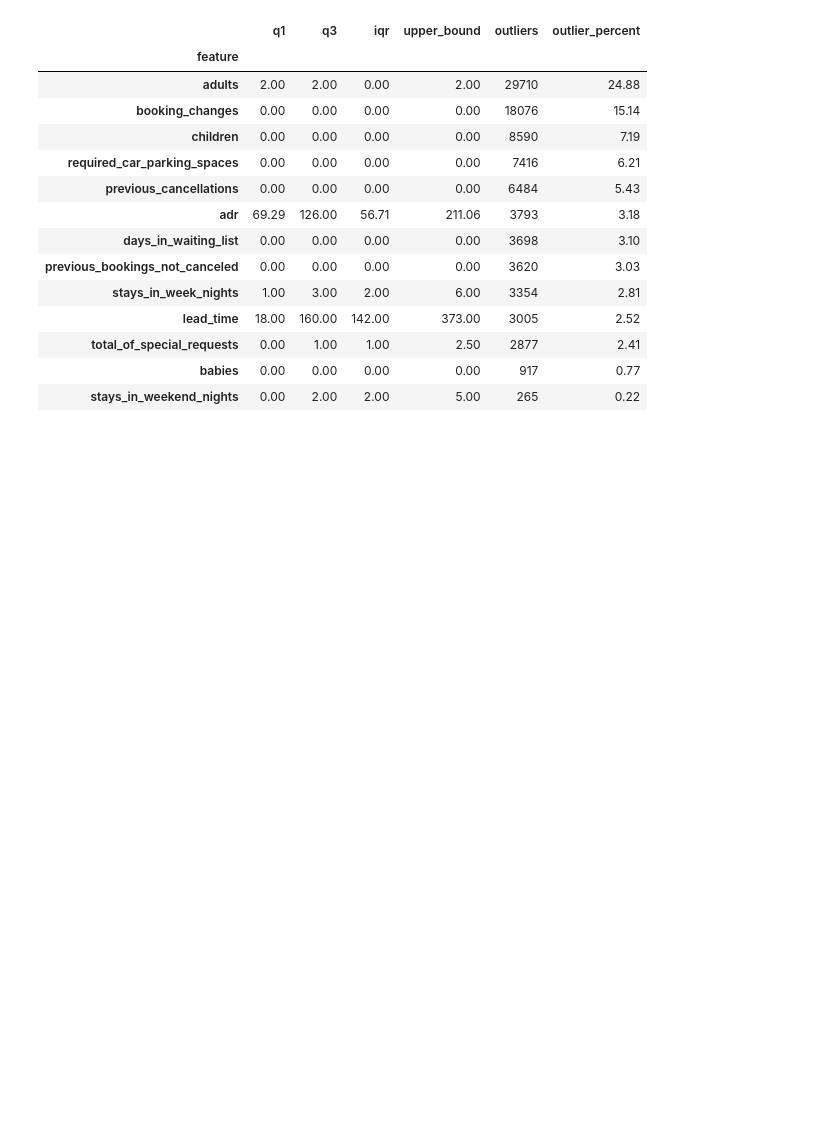
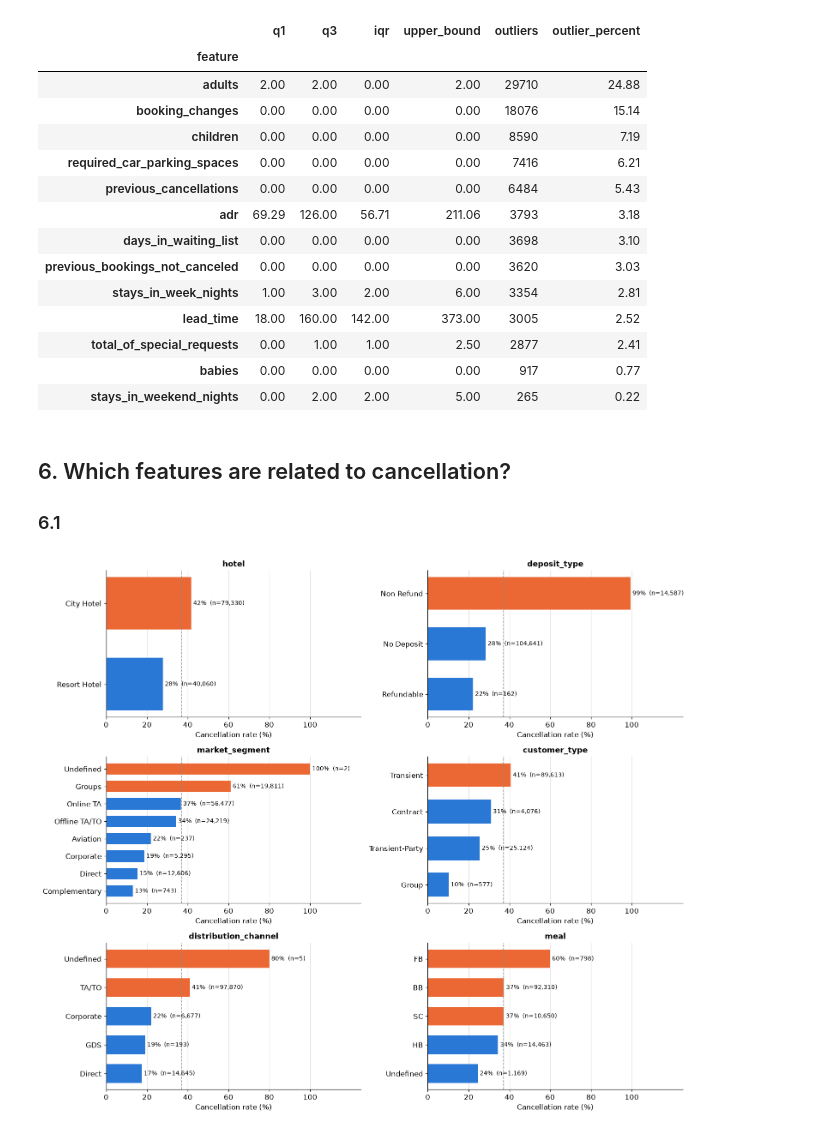
Before and after one commit to Buse04/hotel-cancellation, a Jupyter notebook: notebooks/01_eda.ipynb, the cells around one changed output. Cells and saved outputs as stored; diff of their text form; code cells hidden in the pictures; blank space fills up the shorter version.

```diff
--- a/notebooks/01_eda.ipynb
+++ b/notebooks/01_eda.ipynb
@@ -346,3 +346,40 @@ iqr_outlier_summary(df, key_numerical)
 | total_of_special_requests | 0.00 | 1.00 | 1.00 | 2.50 | 2877 | 2.41 |
 | babies | 0.00 | 0.00 | 0.00 | 0.00 | 917 | 0.77 |
 | stays_in_weekend_nights | 0.00 | 2.00 | 2.00 | 5.00 | 265 | 0.22 |
+# %% [markdown]
+## 6. Which features are related to cancellation?
+### 6.1
+# %%
+OVERALL_RATE = df["is_canceled"].mean()
+
+
+def cancellation_rate(data, column):
+    return (data.groupby(column, observed=True)["is_canceled"]
+                .agg(bookings="size", cancel_rate="mean"))
+
+
+def plot_cancellation_rate(table, title, ax, order=None):
+    table = table.loc[order] if order is not None else table.sort_values("cancel_rate")
+    colors = [ORANGE if rate > OVERALL_RATE else BLUE for rate in table["cancel_rate"]]
+    labels = [str(i) for i in table.index]
+    ax.barh(labels, table["cancel_rate"] * 100, color=colors, height=0.65)
+    for y, (rate, n) in enumerate(zip(table["cancel_rate"], table["bookings"])):
+        ax.text(rate * 100 + 1, y, f"{rate:.0%}  (n={n:,})", va="center", fontsize=9)
+    ax.axvline(OVERALL_RATE * 100, color=GRAY, linestyle="--", linewidth=1)
+    ax.set_xlim(0, 125)
+    ax.set_xticks(range(0, 101, 20))
+    ax.set_title(title)
+    ax.set_xlabel("Cancellation rate (%)")
+    ax.grid(axis="x")
+    ax.grid(axis="y", visible=False)
+# %%
+categorical_to_check = ["hotel", "deposit_type", "market_segment",
+                        "customer_type", "distribution_channel", "meal"]
+
+fig, axes = plt.subplots(3, 2, figsize=(14, 12))
+for column, ax in zip(categorical_to_check, axes.flat):
+    plot_cancellation_rate(cancellation_rate(df, column), column, ax)
+plt.tight_layout()
+plt.show()
+# %% [output]
+[figure, added]
```
Also changed, not shown: parts of 25 cells of this notebook.
